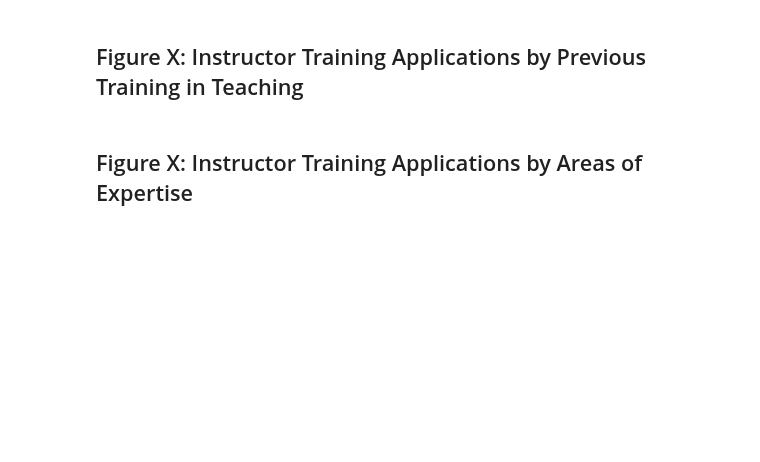
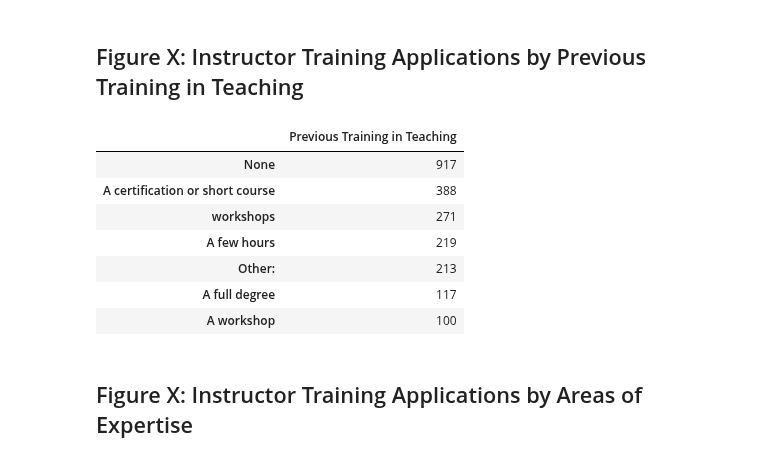
Before and after one commit to carpentries/assessment, a Jupyter notebook: programmatic-assessment/workshops/jupyter_notebooks/programmatic_report_20180930_DRAFT.ipynb, the cells around one changed output. Cells and saved outputs as stored; diff of their text form; code cells hidden in the pictures; blank space fills up the shorter version.

```diff
--- a/programmatic-assessment/workshops/jupyter_notebooks/programmatic_report_20180930_DRAFT.ipynb
+++ b/programmatic-assessment/workshops/jupyter_notebooks/programmatic_report_20180930_DRAFT.ipynb
@@ -627,2 +662,14 @@ This training is based on our constantly revised and updated curriculum (https:/
+# %%
+apps_by_prev_training = all_applications['Previous Training in Teaching'].value_counts().to_frame()
+display(apps_by_prev_training)
+# %% [output]
+|  | Previous Training in Teaching |
+| None | 917 |
+| A certification or short course | 388 |
+| workshops | 271 |
+| A few hours | 219 |
+| Other: | 213 |
+| A full degree | 117 |
+| A workshop | 100 |
 # %% [markdown]
 ## Figure X: Instructor Training Applications by Areas of Expertise
```
Also changed, not shown: parts of 13 cells of this notebook.
